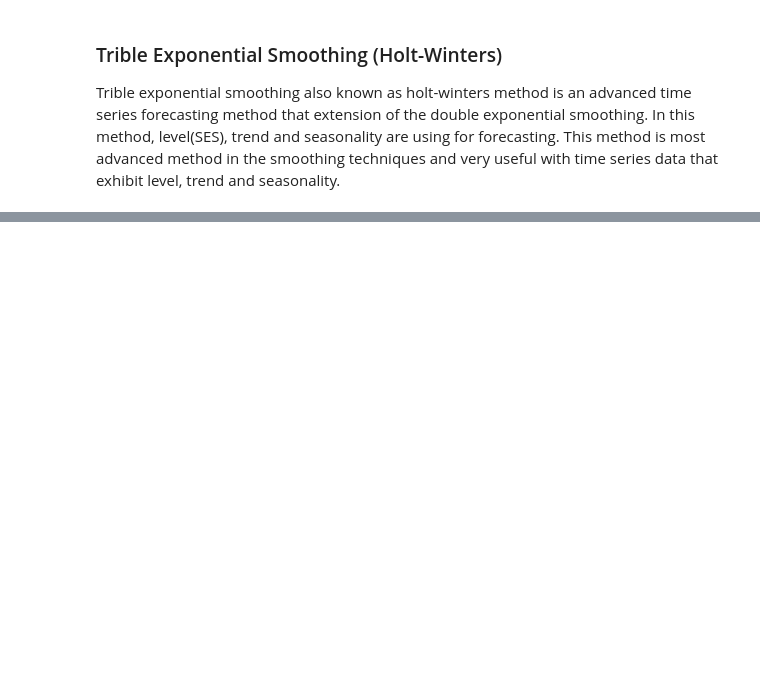
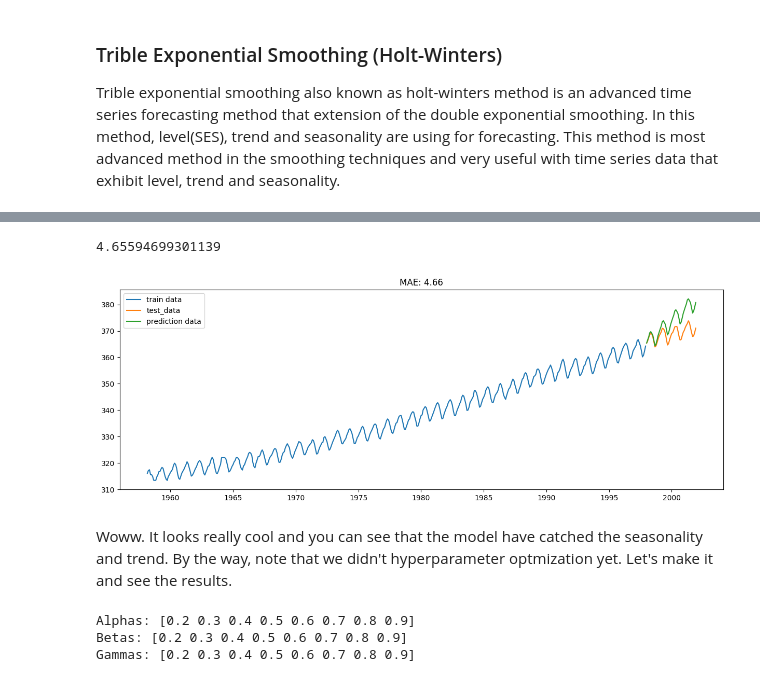
Before and after one commit to SedatParlak/my_data_science_path, a Jupyter notebook: 8_machine_learning/time_series.ipynb, the cells around one changed output, grey strips where cells are left out. Drawn from its saved outputs; the diff is of its cells as text; code cells hidden in the pictures; blank space fills up the shorter version.

Commit message:
completing the notebook
all model added and case study completed

```diff
--- a/8_machine_learning/time_series.ipynb
+++ b/8_machine_learning/time_series.ipynb
@@ -532,0 +538,12 @@ Trible exponential smoothing also known as holt-winters method is an advanced ti
+# %%
+# Create a trible exponential smoothing model (tes)
+tes_model = ExponentialSmoothing(train,
+                                 trend='add',
+                                 seasonal='add',
+                                 seasonal_periods=12).fit(smoothing_level=0.5,
+                                                          smoothing_slope=0.5,
+                                                          smoothing_seasonal=0.5) # Seasonal periods 12 because our data is monthly
+# %%
+# Make prediction with tes_model
+y_pred_tes = tes_model.forecast(len(test))
+y_pred_tes
@@ -532,0 +568,27 @@ Trible exponential smoothing also known as holt-winters method is an advanced ti
+# %%
+# Calculate the mean absolute error for tes model
+tes_model_mae = mean_absolute_error(test, y_pred_tes)
+tes_model_mae
+# %% [output]
+4.65594699301139
+# %%
+# Plot the results
+plot_predictions(train_data=train,
+                 test_data=test,
+                 y_pred_data=y_pred_tes,
+                 mae=tes_model_mae)
+# %% [output]
+[figure, added]
+# %% [markdown]
+Woww. It looks really cool and you can see that the model have catched the seasonality and trend. By the way, note that we didn't hyperparameter optmization yet. Let's make it and see the results.
+# %%
+# Create arrays for hyperparameter optimization
+alphas = betas = gammas = np.arange(0.2, 1, 0.1)
+
+print('Alphas:', alphas)
+print('Betas:', betas)
+print('Gammas:', gammas)
+# %% [output]
+Alphas: [0.2 0.3 0.4 0.5 0.6 0.7 0.8 0.9]
+Betas: [0.2 0.3 0.4 0.5 0.6 0.7 0.8 0.9]
+Gammas: [0.2 0.3 0.4 0.5 0.6 0.7 0.8 0.9]
```
Also changed, not shown: parts of 97 cells of this notebook.
